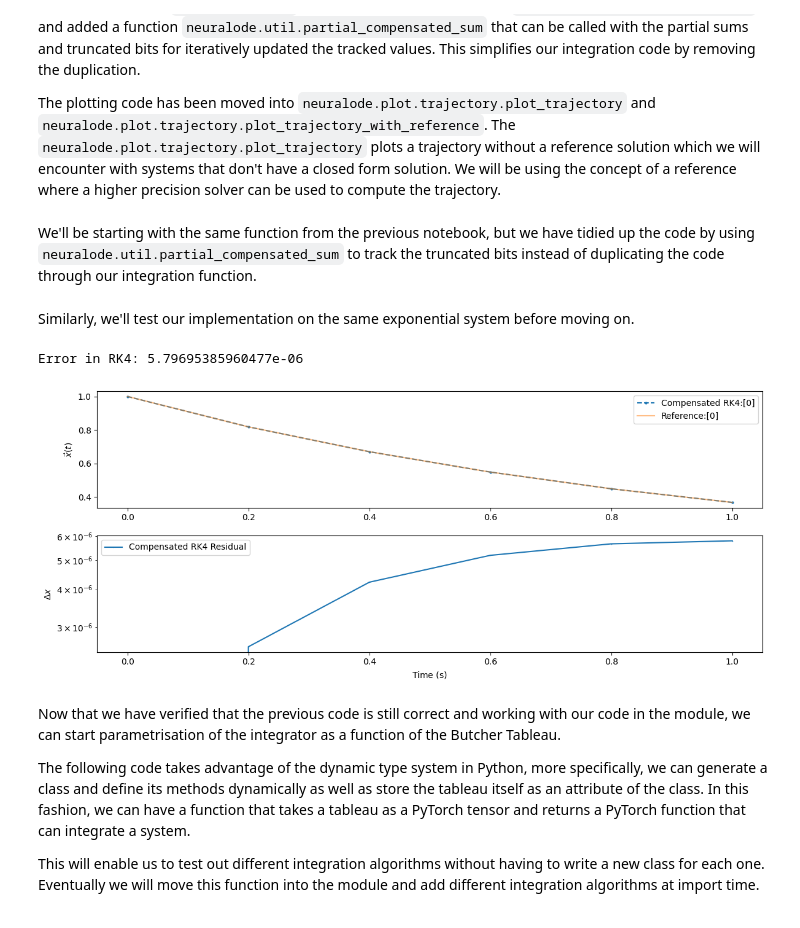
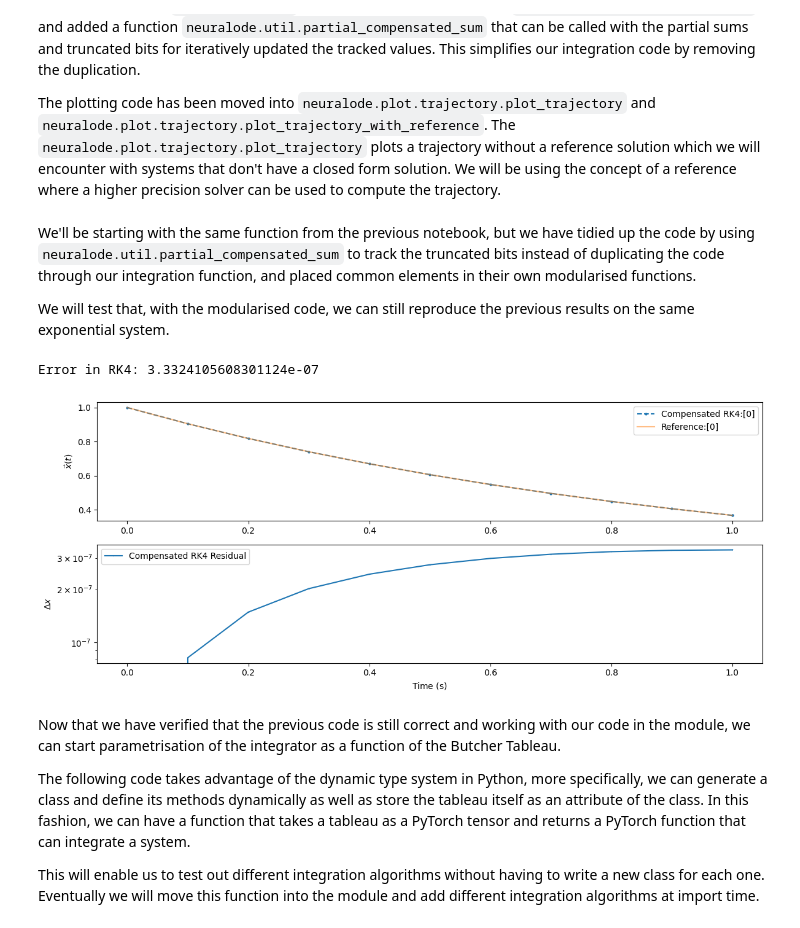
Before and after one commit to ImperialCollegeLondon/ReCoDE-NeuralODEs, a Jupyter notebook: notebooks/02-arbitrary-adaptive-tableaus.ipynb, the cells around one changed output. Saved outputs shown, nothing was run; the diff lists cells and outputs as text; code cells hidden in the pictures.

Commit message:
Updated notebook with clearer code and modularisation

```diff
--- a/notebooks/02-arbitrary-adaptive-tableaus.ipynb
+++ b/notebooks/02-arbitrary-adaptive-tableaus.ipynb
@@ -21,4 +21,6 @@ torch.set_default_device('cpu')
 # In neural networks, we prefer 32-bit/16-bit floats, but for precise integration, 64-bit is preferred. We will revisit this later when we need to mix integration with neural network training
 torch.set_default_dtype(torch.float64)
 # %% [markdown]
-We'll be starting with the same function from the previous notebook, but we have tidied up the code by using `neuralode.util.partial_compensated_sum` to track the truncated bits instead of duplicating the code through our integration function.
+We'll be starting with the same function from the previous notebook, but we have tidied up the code by using `neuralode.util.partial_compensated_sum` to track the truncated bits instead of duplicating the code through our integration function, and placed common elements in their own modularised functions.
+
+We will test that, with the modularised code, we can still reproduce the previous results on the same exponential system.
@@ -111,21 +27,19 @@ class IntegrateRK4(torch.autograd.Function):
-# %% [markdown]
-Similarly, we'll test our implementation on the same exponential system before moving on.
 # %%
 x0 = torch.tensor([1.0])
 t0 = torch.tensor(0.0)
 t1 = torch.tensor(1.0)
-N  = 5
+N  = 10
 dt = (t1 - t0) / N
 # %%
-(f_state, f_time), sub_states = IntegrateRK4.apply(neuralode.dynamics.exponential_fn, x0, t0, t1, dt)
+(f_state, f_time), sub_states = neuralode.integrators.IntegrateRK4.apply(neuralode.dynamics.exponential_fn, x0, t0, t1, dt)
 reference_trajectory = [neuralode.dynamics.exponential_fn_solution(x0, t) for _,t in sub_states]
 
 fig, axes = neuralode.plot.trajectory.plot_trajectory_with_reference(sub_states, reference_trajectory, method_label="Compensated RK4")
 
 print(f"Error in RK4: {(f_state - neuralode.dynamics.exponential_fn_solution(x0, t1)).abs().item()}")
 # %% [output]
-Error in RK4: 5.79695385960477e-06
+Error in RK4: 3.3324105608301124e-07
-[figure, old version]
+[figure, new version]
 # %% [markdown]
 Now that we have verified that the previous code is still correct and working with our code in the module, we can start parametrisation of the integrator as a function of the Butcher Tableau.
 
```
Also changed, not shown: parts of 13 cells of this notebook, 5 other files.
